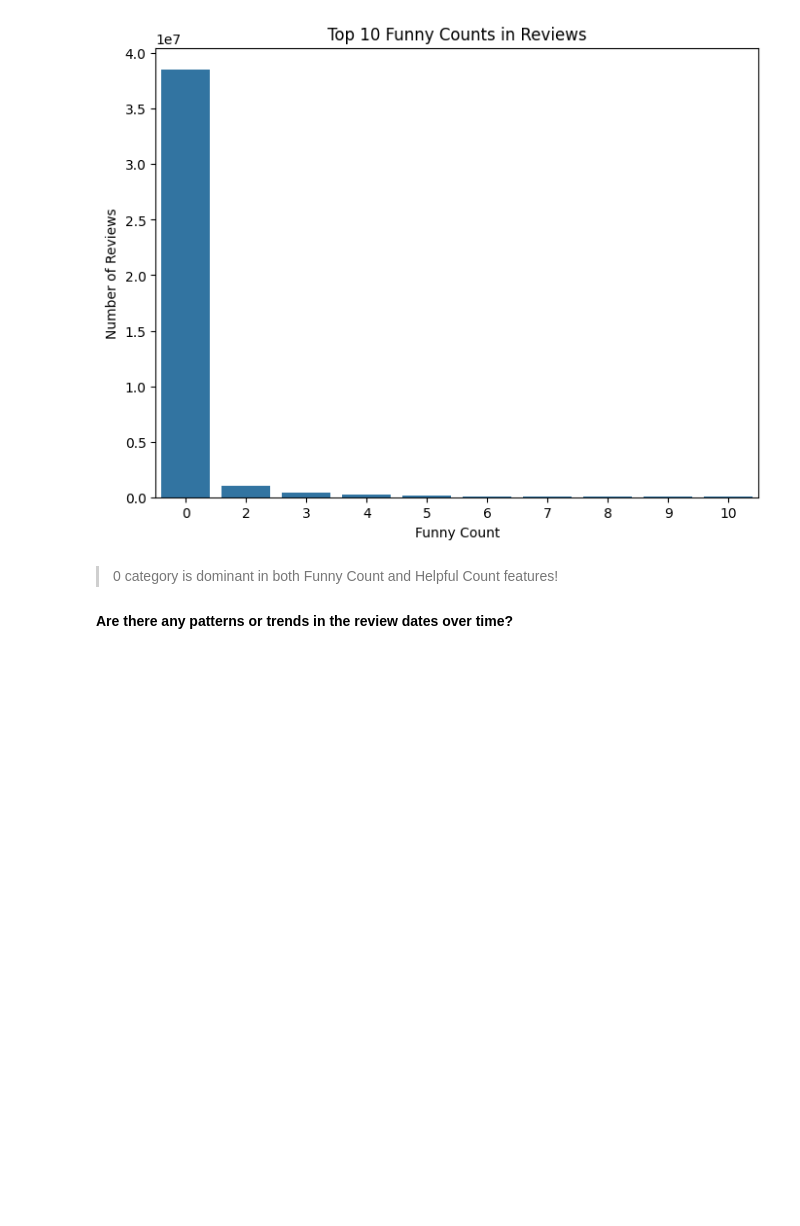
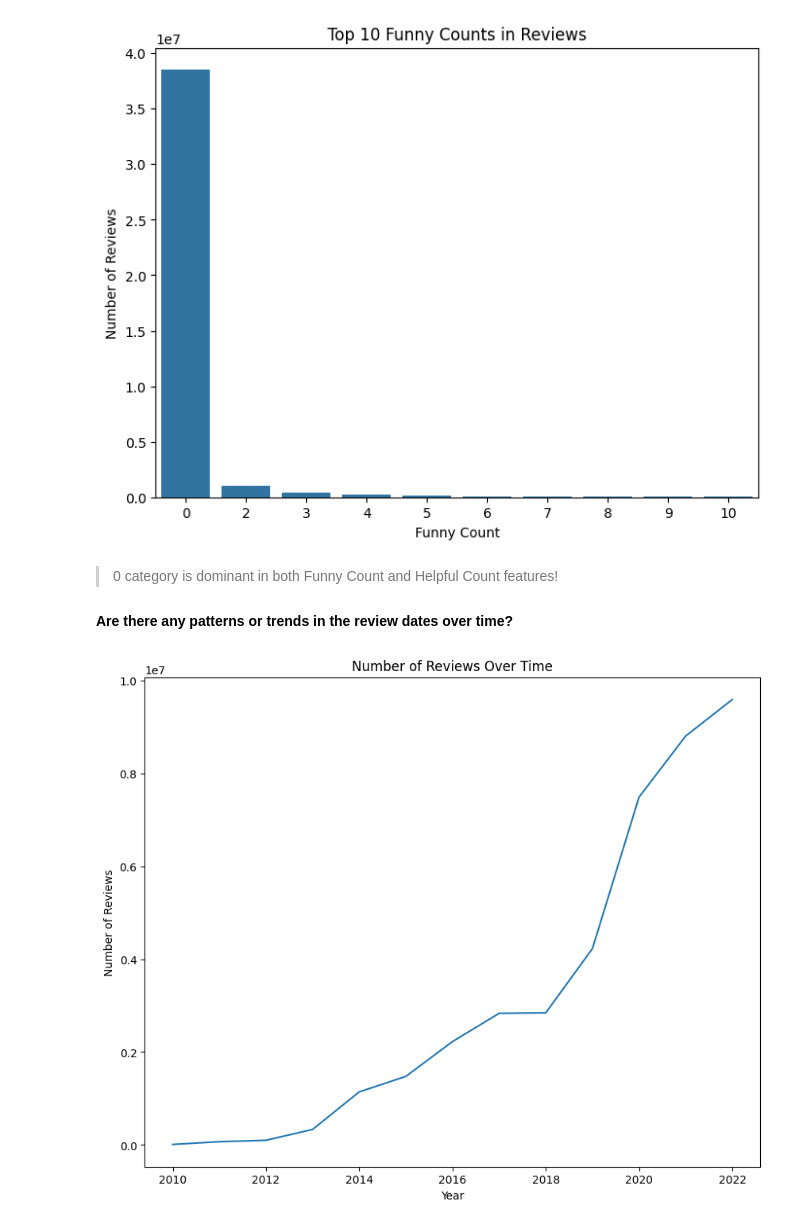
Before and after one commit to Darknight47/Data-Science-Project-02, a Jupyter notebook: steam_game_recommendation.ipynb, the cells around one changed output. Saved outputs shown, nothing was run; the diff lists cells and outputs as text; code cells hidden in the pictures; blank space fills up the shorter version.

Commit message:
trend over years

```diff
--- a/steam_game_recommendation.ipynb
+++ b/steam_game_recommendation.ipynb
@@ -337,3 +337,16 @@ plt.show()
 # %% [markdown]
 > 0 category is dominant in both Funny Count and Helpful Count features!
 #### Are there any patterns or trends in the review dates over time?
+# %%
+# Convert 'date' to datetime format
+recommendations_df['date'] = pd.to_datetime(recommendations_df['date'], errors='coerce')
+# %%
+# Plotting the number of reviews over time
+plt.figure(figsize=(10, 8))
+recommendations_df['date'].dt.year.value_counts().sort_index().plot(kind='line')
+plt.title('Number of Reviews Over Time')
+plt.xlabel('Year')
+plt.ylabel('Number of Reviews')
+plt.show()
+# %% [output]
+[figure, added]
```
Also changed, not shown: parts of 2 cells of this notebook.
